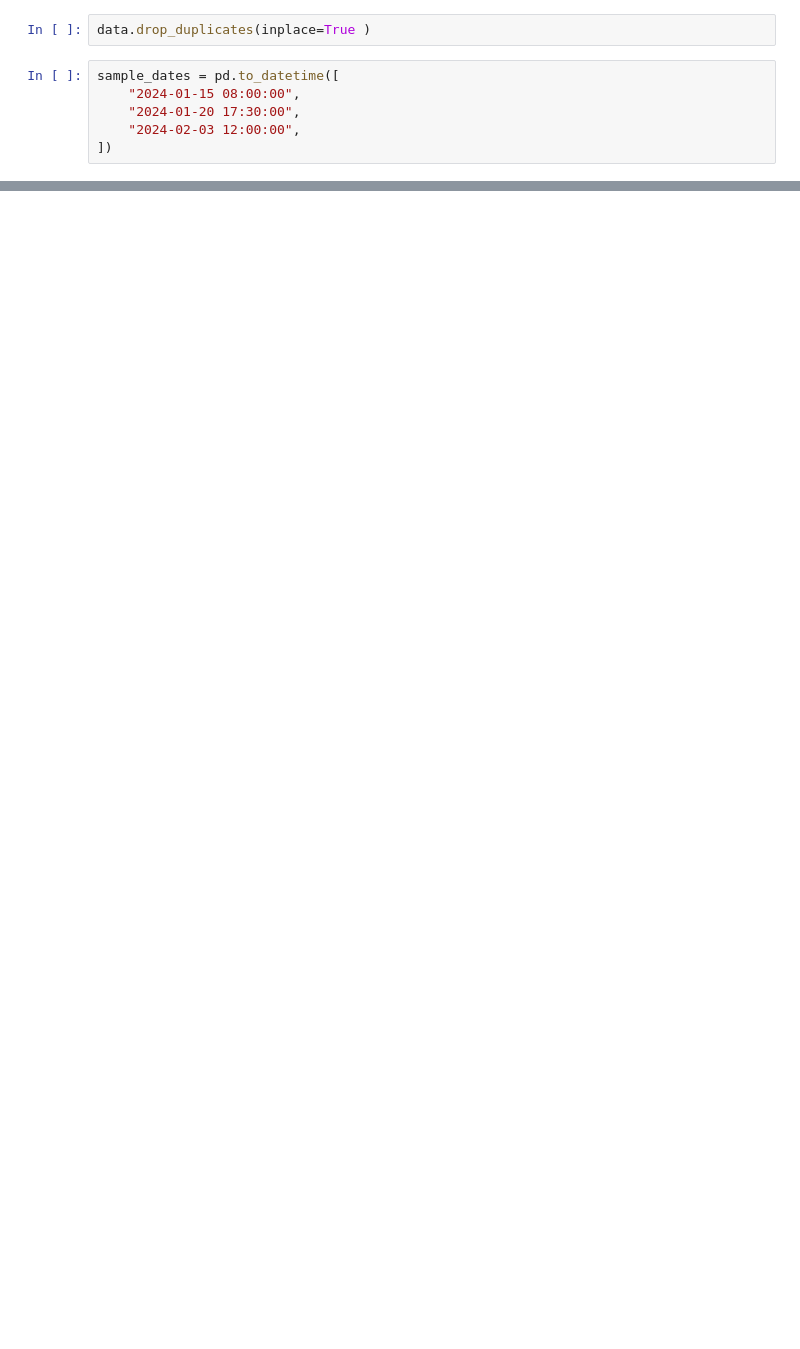
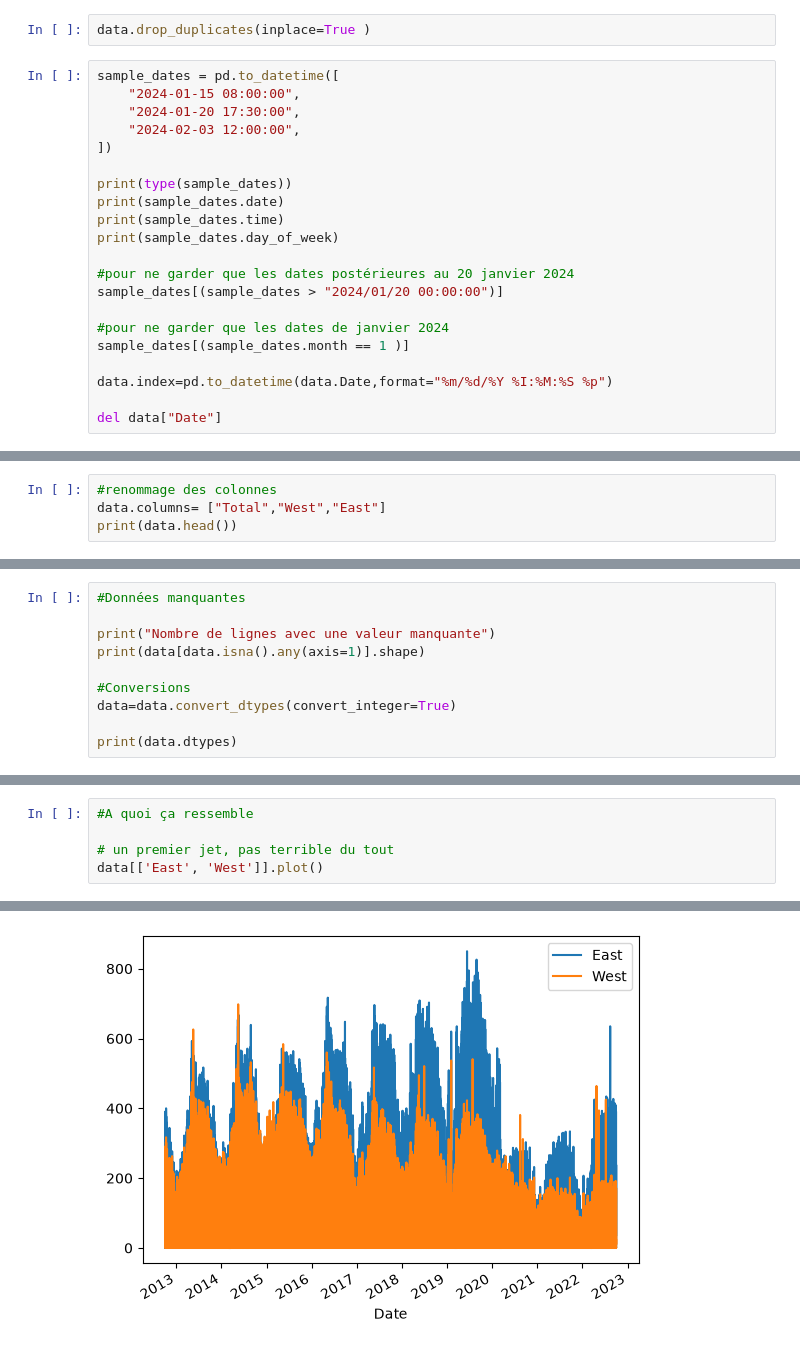
Before and after one commit to AlessandroMarchand/tp_panda, a Jupyter notebook: tp_panda_code.ipynb, the cells around one changed output, grey strips where cells are left out. Drawn from its saved outputs; the diff is of its cells as text; blank space fills up the shorter version.

```diff
--- a/tp_panda_code.ipynb
+++ b/tp_panda_code.ipynb
@@ -41,3 +55,18 @@ sample_dates = pd.to_datetime([
     "2024-01-20 17:30:00",
     "2024-02-03 12:00:00",
 ])
+
+print(type(sample_dates))
+print(sample_dates.date)
+print(sample_dates.time)
+print(sample_dates.day_of_week)
+
+#pour ne garder que les dates postérieures au 20 janvier 2024
+sample_dates[(sample_dates > "2024/01/20 00:00:00")]
+
+#pour ne garder que les dates de janvier 2024
+sample_dates[(sample_dates.month == 1 )]
+
+data.index=pd.to_datetime(data.Date,format="%m/%d/%Y %I:%M:%S %p")
+
+del data["Date"]
@@ -43,0 +89,4 @@ sample_dates = pd.to_datetime([
+# %%
+#renommage des colonnes
+data.columns= ["Total","West","East"]
+print(data.head())
@@ -43,0 +101,10 @@ sample_dates = pd.to_datetime([
+# %%
+#Données manquantes
+
+print("Nombre de lignes avec une valeur manquante")
+print(data[data.isna().any(axis=1)].shape)
+
+#Conversions
+data=data.convert_dtypes(convert_integer=True)
+
+print(data.dtypes)
@@ -43,0 +118,6 @@ sample_dates = pd.to_datetime([
+# %%
+#A quoi ça ressemble
+
+# un premier jet, pas terrible du tout
+data[['East', 'West']].plot()
+# %% [output]
@@ -43,0 +125 @@ sample_dates = pd.to_datetime([
+[figure, added]
```
Also changed, not shown: parts of 12 cells of this notebook.
